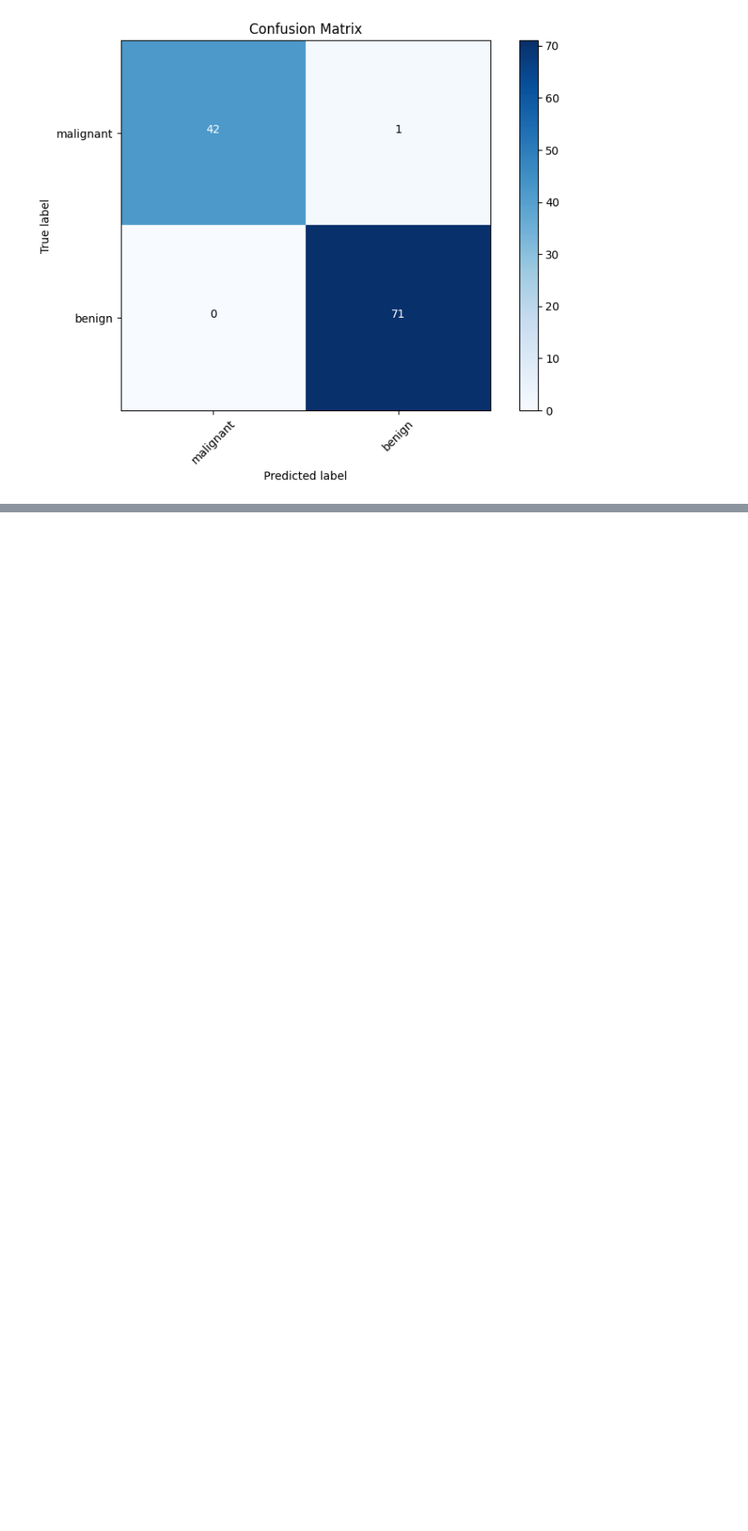
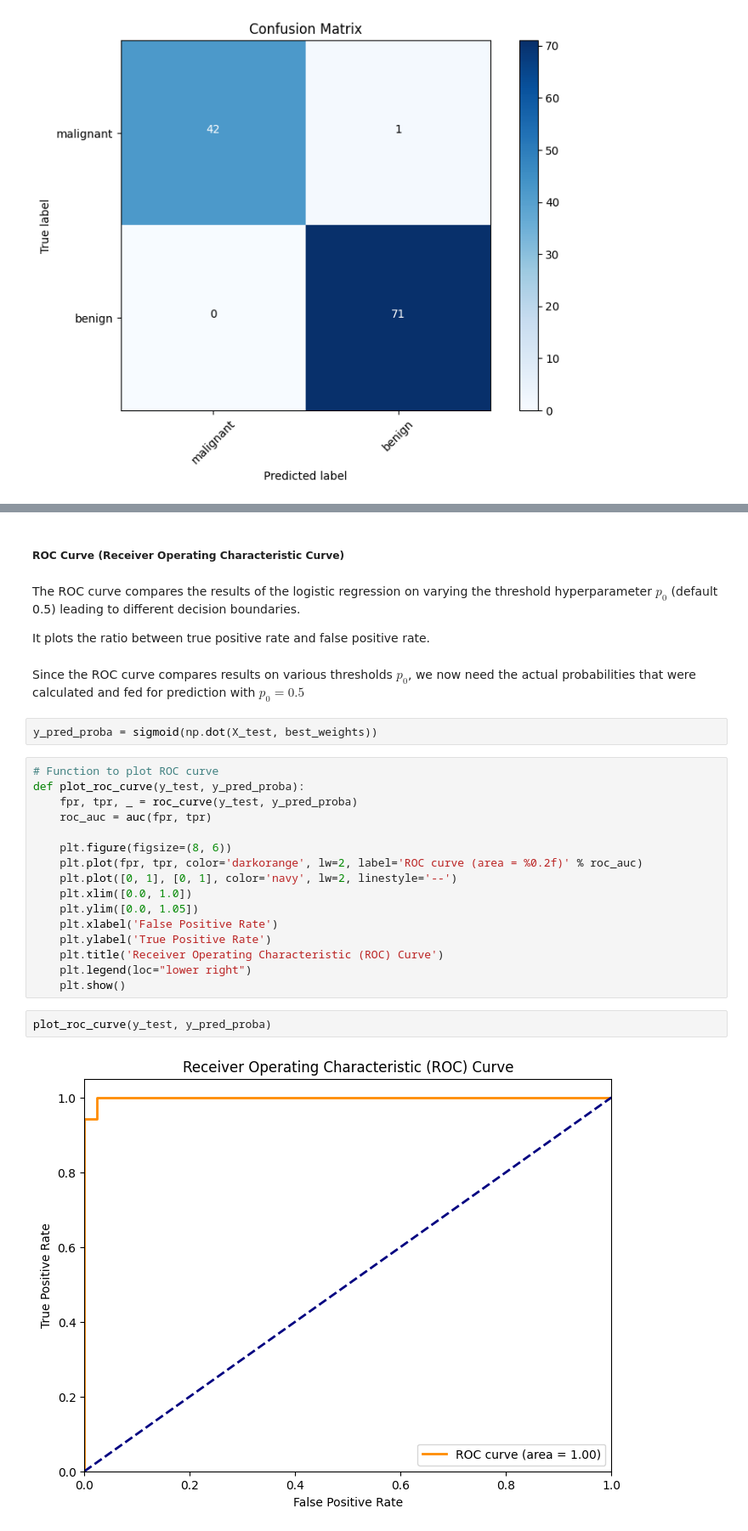
Before and after one commit to PranavNair01/DA623_Logistic_Regression, a Jupyter notebook: logistic_regression_tutorial.ipynb, the cells around one changed output, grey strips where cells are left out. Shown at 85% size. Drawn from its saved outputs; the diff is of its cells as text; blank space fills up the shorter version.

```diff
--- a/logistic_regression_tutorial.ipynb
+++ b/logistic_regression_tutorial.ipynb
@@ -411,0 +459,30 @@ plt.show()
+# %% [markdown]
+##### ROC Curve (Receiver Operating Characteristic Curve)
+# %% [markdown]
+The ROC curve compares the results of the logistic regression on varying the threshold hyperparameter $p_0$ (default 0.5) leading to different decision boundaries.
+
+It plots the ratio between true positive rate and false positive rate.
+# %% [markdown]
+Since the ROC curve compares results on various thresholds $p_0$, we now need the actual probabilities that were calculated and fed for prediction with $p_0 = 0.5$
+# %%
+y_pred_proba = sigmoid(np.dot(X_test, best_weights))
+# %%
+# Function to plot ROC curve
+def plot_roc_curve(y_test, y_pred_proba):
+    fpr, tpr, _ = roc_curve(y_test, y_pred_proba)
+    roc_auc = auc(fpr, tpr)
+
+    plt.figure(figsize=(8, 6))
+    plt.plot(fpr, tpr, color='darkorange', lw=2, label='ROC curve (area = %0.2f)' % roc_auc)
+    plt.plot([0, 1], [0, 1], color='navy', lw=2, linestyle='--')
+    plt.xlim([0.0, 1.0])
+    plt.ylim([0.0, 1.05])
+    plt.xlabel('False Positive Rate')
+    plt.ylabel('True Positive Rate')
+    plt.title('Receiver Operating Characteristic (ROC) Curve')
+    plt.legend(loc="lower right")
+    plt.show()
+# %%
+plot_roc_curve(y_test, y_pred_proba)
+# %% [output]
+[figure, added]
```
Also changed, not shown: parts of 27 cells of this notebook.
